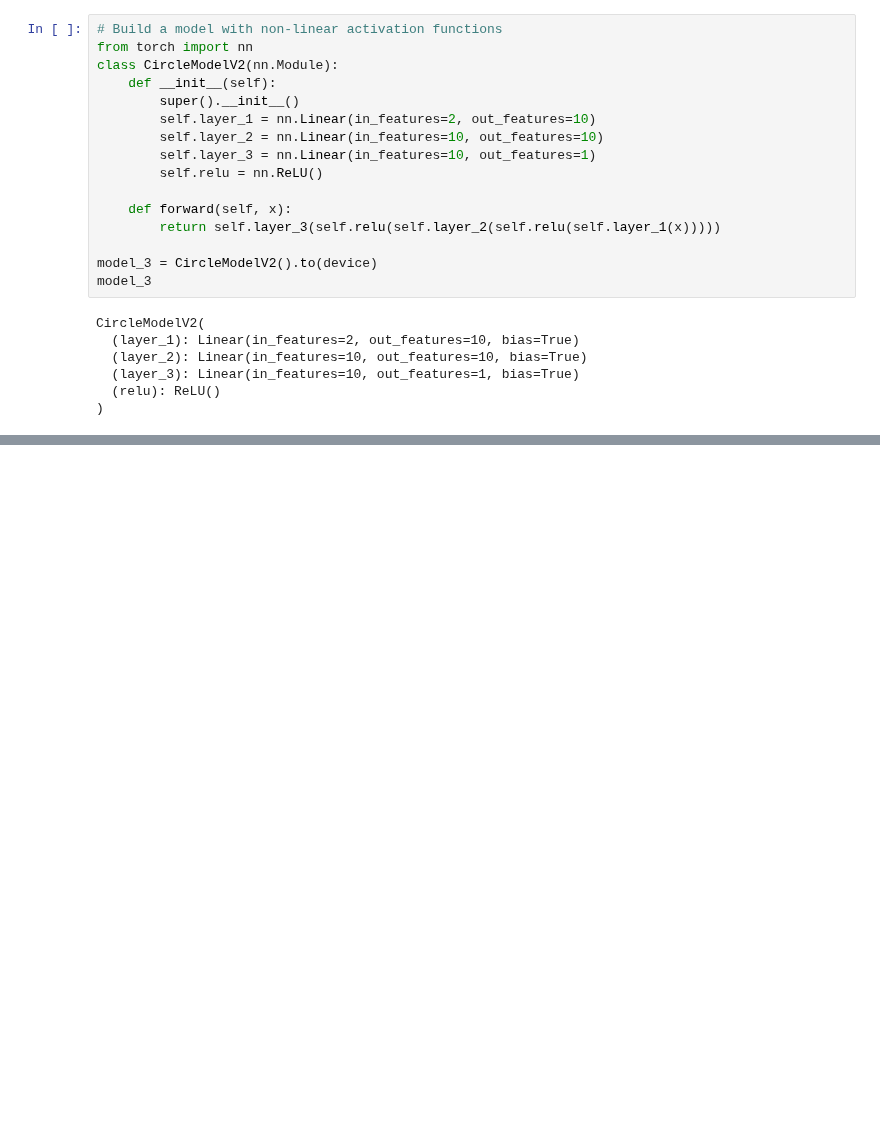
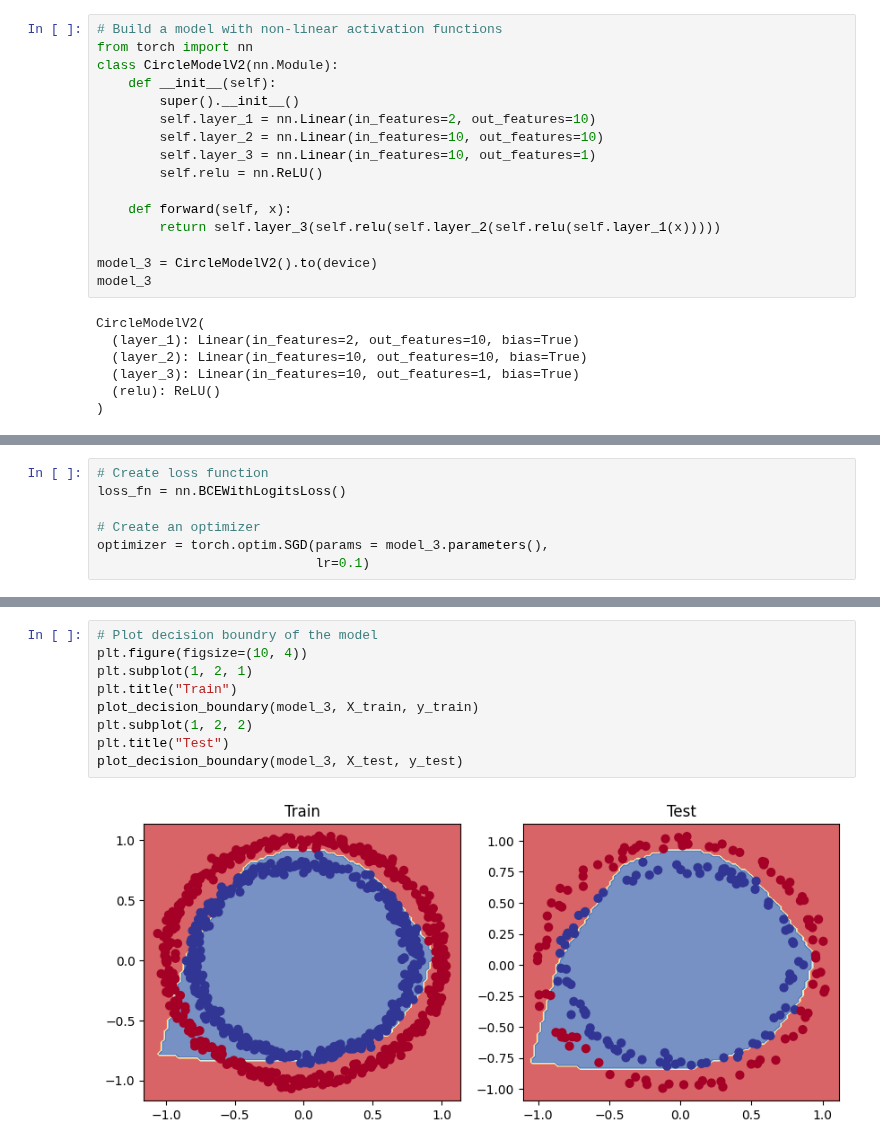
Before and after one commit to barzansaeedpour/PyTorch-for-DeepLearning, a Jupyter notebook: 02_PyTorch_Classification.ipynb, the cells around one changed output, grey strips where cells are left out. Cells and saved outputs as stored; diff of their text form; blank space fills up the shorter version.

Commit message:
New model worked!

```diff
--- a/02_PyTorch_Classification.ipynb
+++ b/02_PyTorch_Classification.ipynb
@@ -772,3 +770,10 @@ torch.Size([800, 2])
+# %%
+# Create loss function
+loss_fn = nn.BCEWithLogitsLoss()
+
+# Create an optimizer
+optimizer = torch.optim.SGD(params = model_3.parameters(),
+                            lr=0.1)
 # %%
 torch.manual_seed(42)
 torch.cuda.manual_seed(42)
@@ -836,0 +842,11 @@ Epoch: 900 | Loss: 0.49944, Acc: 50.00% | Test Loss: 0.50006, Test acc: 50.00%
+# %%
+# Plot decision boundry of the model
+plt.figure(figsize=(10, 4))
+plt.subplot(1, 2, 1)
+plt.title("Train")
+plot_decision_boundary(model_3, X_train, y_train)
+plt.subplot(1, 2, 2)
+plt.title("Test")
+plot_decision_boundary(model_3, X_test, y_test)
+# %% [output]
+[figure, added]
```
Also changed, not shown: parts of 11 cells of this notebook.
